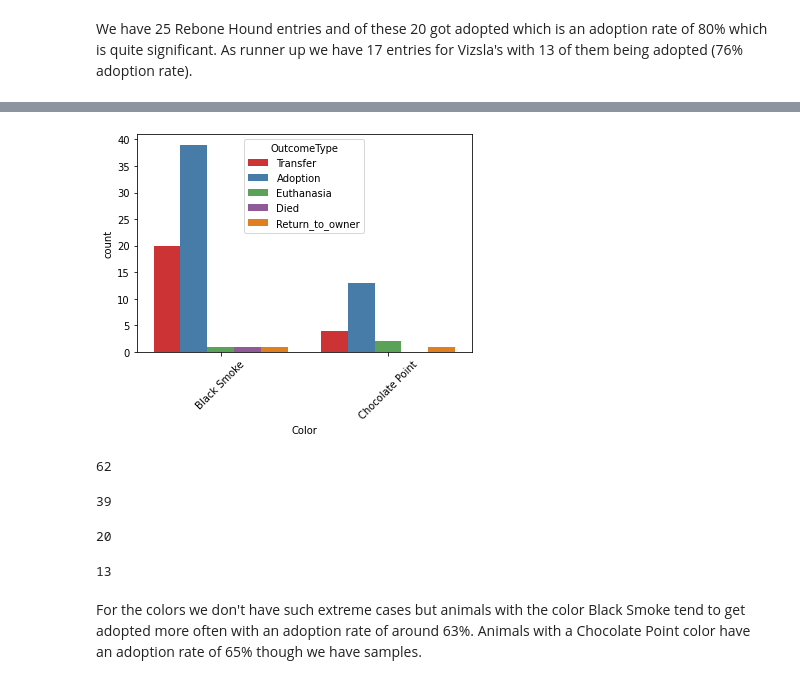
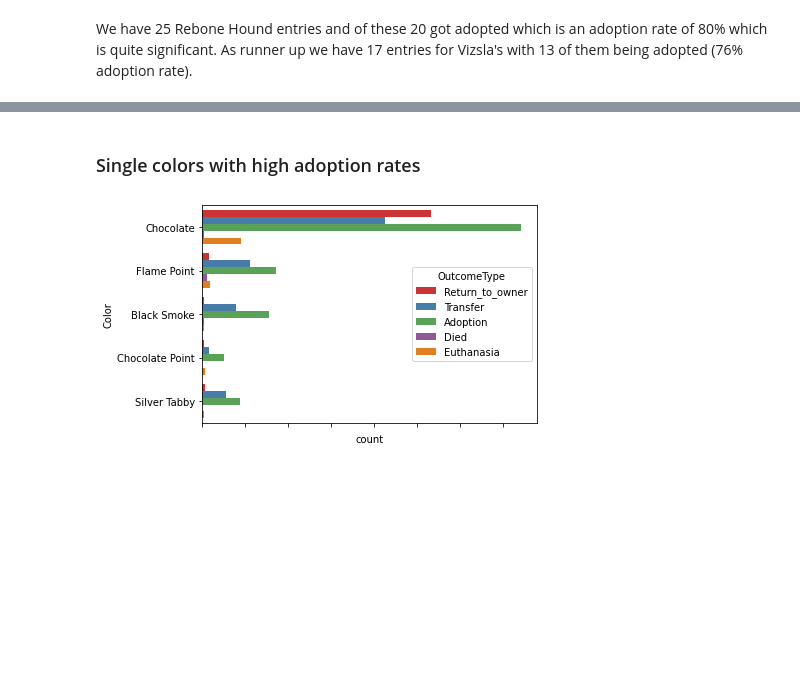
Before and after one commit to DavidSiegl/Animal-Shelter-Analysis, a Jupyter notebook: exploratory data analysis.ipynb, the cells around one changed output, grey strips where cells are left out. Cells and saved outputs as stored; diff of their text form; code cells hidden in the pictures; blank space fills up the shorter version.

```diff
--- a/exploratory data analysis.ipynb
+++ b/exploratory data analysis.ipynb
@@ -391,29 +587,21 @@ array(['Black Smoke', 'Blue Tiger', 'Chocolate Point'], dtype=object)
+# %% [markdown]
+### Single colors with high adoption rates
 # %%
+# Get percentages
+colors = data[data["AnimalType"] == "Cat"].groupby(['Color', 'OutcomeType']).agg({'OutcomeType': 'count'}).groupby(
+    level=0).apply(
+    lambda x: 100 * x / float(x.sum()))
+colors = colors.rename(columns={'OutcomeType': 'percentage'})
+colors.reset_index(inplace=True)
+# Filter
+colors = colors.query('OutcomeType == "Adoption" & 50 < percentage < 100')
+color_names = colors.Color.values
+color_names
 # Filter outliers
 color_data = data[data.groupby('Color').Color.transform('count') > 15]
 # Filter for colors with adoption rate of 70% or higher
 color_data = color_data[color_data.Color.isin(color_names)]
-chart = sns.countplot(data=color_data, x="Color", hue="OutcomeType", palette='Set1')
+chart = sns.countplot(data=color_data, y="Color", hue="OutcomeType", palette='Set1')
 chart = chart.set_xticklabels(chart.get_xticklabels(), rotation=45)
 # %% [output]
-[figure, old version]
+[figure, new version]
-# %%
-data.Color.value_counts()['Black Smoke']
-# %% [output]
-62
-# %%
-data[data['OutcomeType']== 'Adoption'].Color.value_counts()['Black Smoke']
-# %% [output]
-39
-# %%
-data.Color.value_counts()['Chocolate Point']
-# %% [output]
-20
-# %%
-data[data['OutcomeType']== 'Adoption'].Color.value_counts()['Chocolate Point']
-# %% [output]
-13
-# %% [markdown]
-For the colors we don't have such extreme cases but animals with the color Black Smoke tend to get adopted more often
-with an adoption rate of around 63%. Animals with a Chocolate Point color have an adoption rate of 65% though we have
-samples.
```
Also changed, not shown: parts of 35 cells of this notebook.
